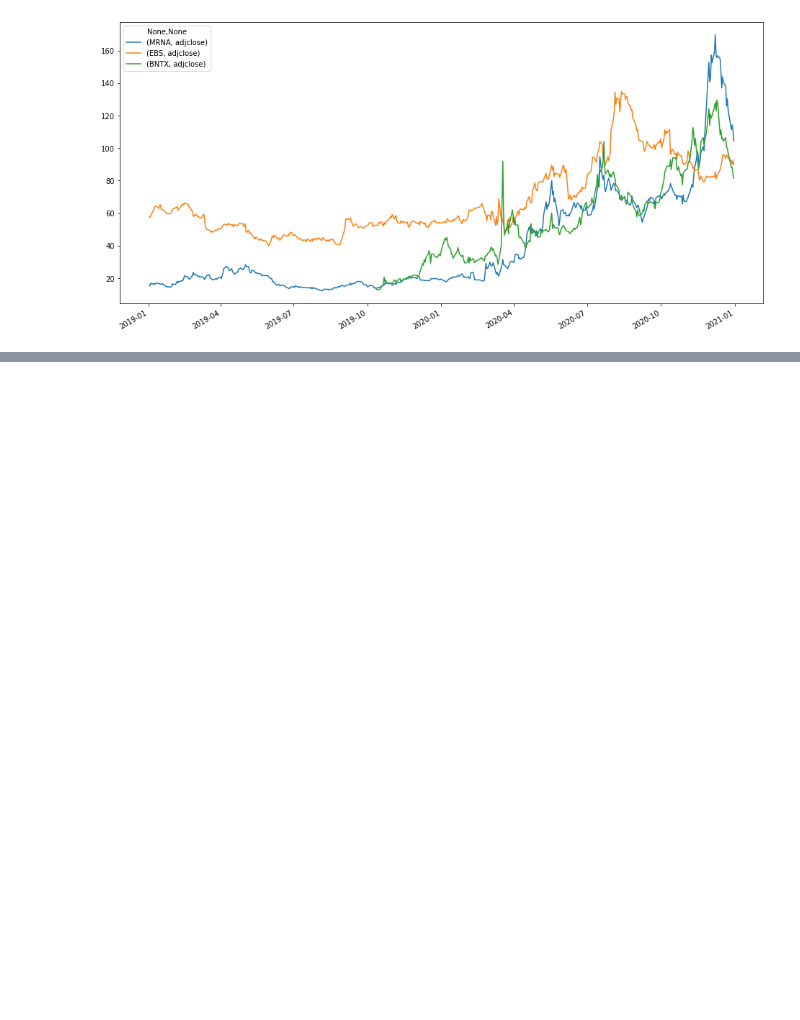
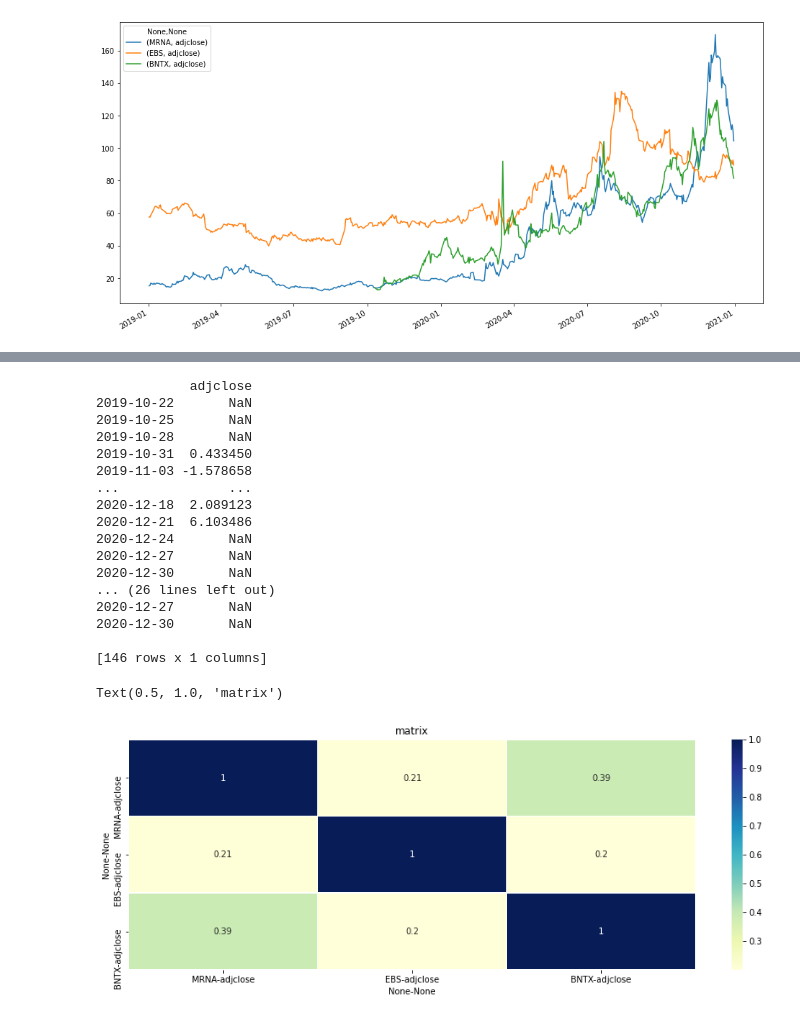
Before and after one commit to takyaC/Finance, a Jupyter notebook: PriceData.ipynb, the cells around one changed output, grey strips where cells are left out. Drawn from its saved outputs; the diff is of its cells as text; code cells hidden in the pictures; blank space fills up the shorter version.

```diff
--- a/PriceData.ipynb
+++ b/PriceData.ipynb
@@ -140,0 +157,46 @@ for ticker in tickers:
+# %%
+index = 0
+data_of_ticker = []
+resid_mat = pandas.DataFrame()
+
+for ticker in tickers:
+    try:
+       data = price_data_of_ticker[index].loc[: , ["adjclose"]]
+       data = data['20191022':'20201231']
+       data = data.asfreq(freq='3D', method='bfill')
+       res = sm.tsa.seasonal_decompose(data)
+
+       residual = res.resid
+       print(residual)
+       data_of_ticker.append(residual)
+
+    except BaseException as be:
+      print("error:", be)
+
+    finally:
+      index+=1
+
+dfs = pandas.concat(data_of_ticker, axis=1, keys=tickers)
+plt.figure(figsize=(15, 5))
+sns.heatmap(dfs.corr(), annot=True, lw=0.7, cmap='YlGnBu')
+plt.title('matrix')
+# %% [output]
+            adjclose
+2019-10-22       NaN
+2019-10-25       NaN
+2019-10-28       NaN
+2019-10-31  0.433450
+2019-11-03 -1.578658
+...              ...
+2020-12-18  2.089123
+2020-12-21  6.103486
+2020-12-24       NaN
+2020-12-27       NaN
+2020-12-30       NaN
+... (26 lines left out)
+2020-12-27       NaN
+2020-12-30       NaN
+
+[146 rows x 1 columns]
+Text(0.5, 1.0, 'matrix')
+[figure, added]
```
Also changed, not shown: parts of 3 cells of this notebook.
